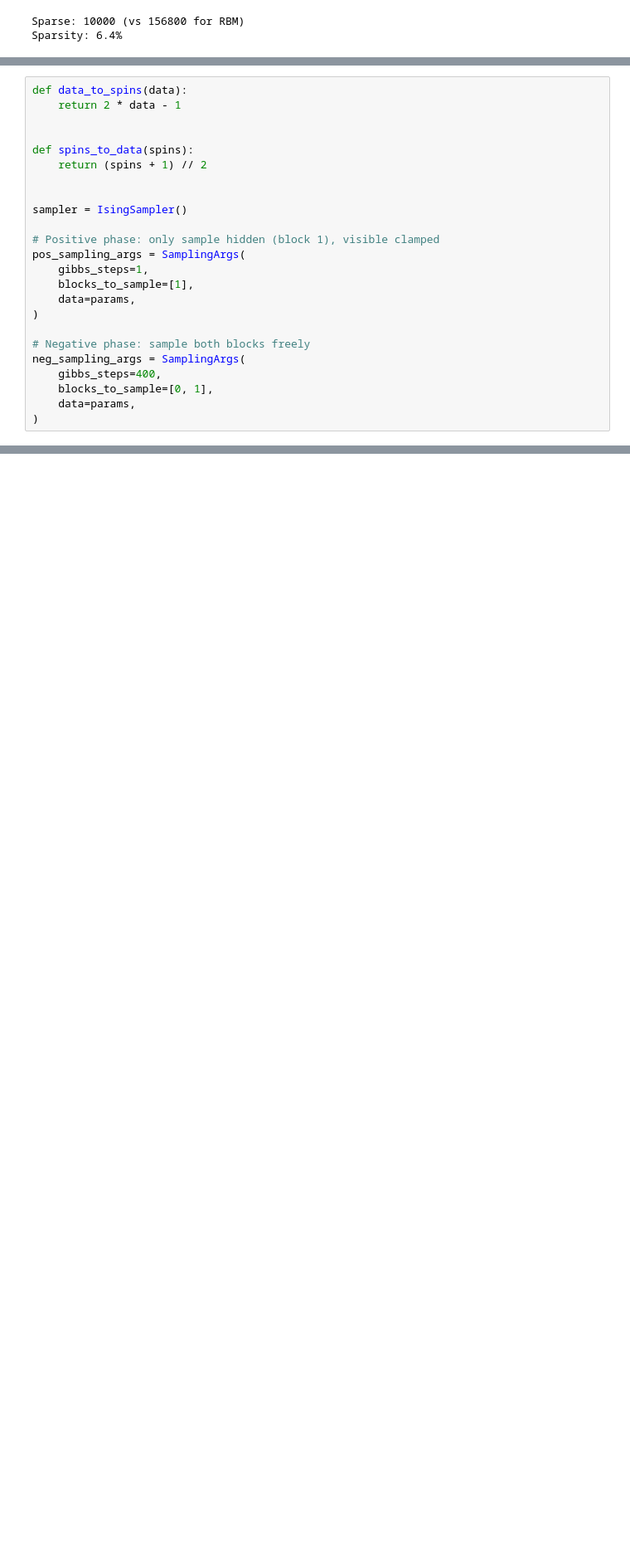
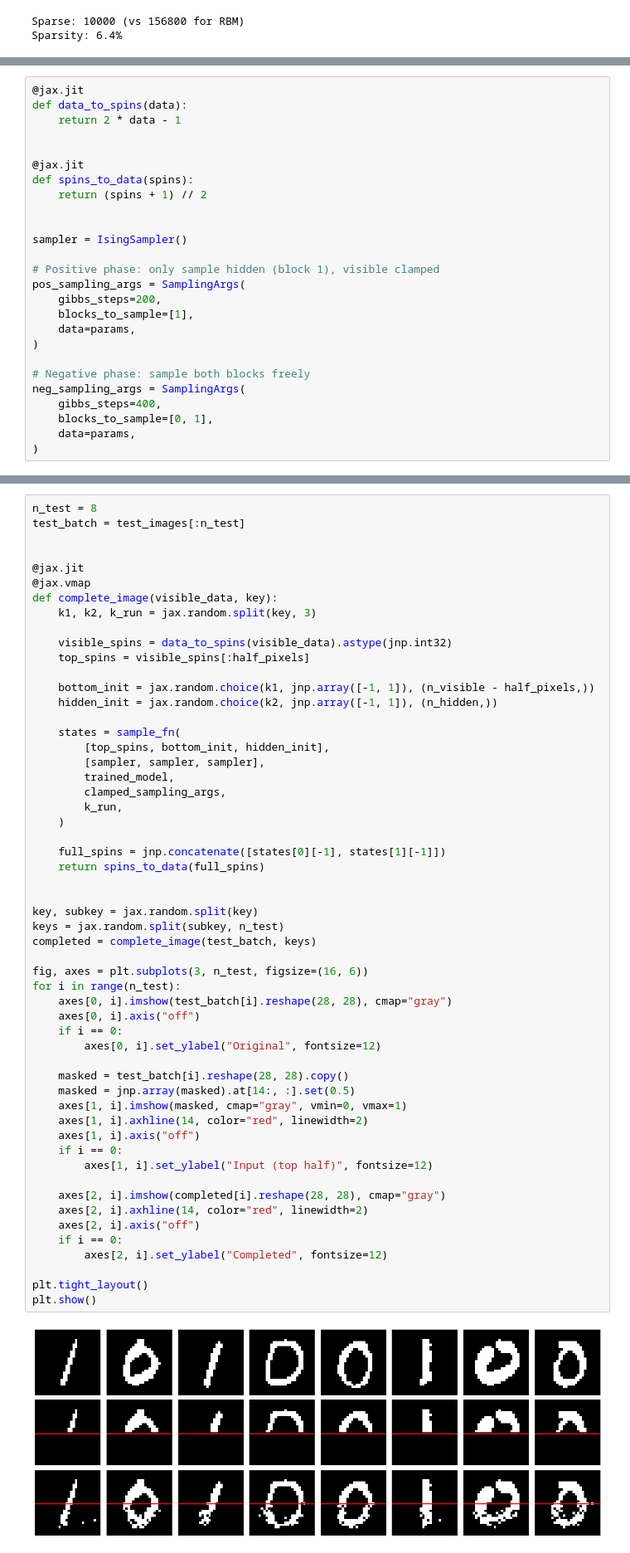
Before and after one commit to lockwo/isax, a Jupyter notebook: examples/05_ising_mnist.ipynb, the cells around one changed output, grey strips where cells are left out. Shown at 83% size. Drawn from its saved outputs; the diff is of its cells as text; blank space fills up the shorter version.

```diff
--- a/examples/05_ising_mnist.ipynb
+++ b/examples/05_ising_mnist.ipynb
@@ -98,10 +98,12 @@ init_biases = jnp.concatenate([visible_biases, hidden_biases])
 
 model = IsingModel(weights=init_weights, biases=init_biases)
 # %%
+@jax.jit
 def data_to_spins(data):
     return 2 * data - 1
 
 
+@jax.jit
 def spins_to_data(spins):
     return (spins + 1) // 2
 
@@ -110,7 +112,7 @@ sampler = IsingSampler()
 
 # Positive phase: only sample hidden (block 1), visible clamped
 pos_sampling_args = SamplingArgs(
-    gibbs_steps=1,
+    gibbs_steps=200,
     blocks_to_sample=[1],
     data=params,
 )
@@ -364,3 +297,60 @@ print(f"Reconstruction error: {recon_error:.4f}")
+# %%
+n_test = 8
+test_batch = test_images[:n_test]
+
+
+@jax.jit
+@jax.vmap
+def complete_image(visible_data, key):
+    k1, k2, k_run = jax.random.split(key, 3)
+
+    visible_spins = data_to_spins(visible_data).astype(jnp.int32)
+    top_spins = visible_spins[:half_pixels]
+
+    bottom_init = jax.random.choice(k1, jnp.array([-1, 1]), (n_visible - half_pixels,))
+    hidden_init = jax.random.choice(k2, jnp.array([-1, 1]), (n_hidden,))
+
+    states = sample_fn(
+        [top_spins, bottom_init, hidden_init],
+        [sampler, sampler, sampler],
+        trained_model,
+        clamped_sampling_args,
+        k_run,
+    )
+
+    full_spins = jnp.concatenate([states[0][-1], states[1][-1]])
+    return spins_to_data(full_spins)
+
+
+key, subkey = jax.random.split(key)
+keys = jax.random.split(subkey, n_test)
+completed = complete_image(test_batch, keys)
+
+fig, axes = plt.subplots(3, n_test, figsize=(16, 6))
+for i in range(n_test):
+    axes[0, i].imshow(test_batch[i].reshape(28, 28), cmap="gray")
+    axes[0, i].axis("off")
+    if i == 0:
+        axes[0, i].set_ylabel("Original", fontsize=12)
+
+    masked = test_batch[i].reshape(28, 28).copy()
+    masked = jnp.array(masked).at[14:, :].set(0.5)
+    axes[1, i].imshow(masked, cmap="gray", vmin=0, vmax=1)
+    axes[1, i].axhline(14, color="red", linewidth=2)
+    axes[1, i].axis("off")
+    if i == 0:
+        axes[1, i].set_ylabel("Input (top half)", fontsize=12)
+
+    axes[2, i].imshow(completed[i].reshape(28, 28), cmap="gray")
+    axes[2, i].axhline(14, color="red", linewidth=2)
+    axes[2, i].axis("off")
+    if i == 0:
+        axes[2, i].set_ylabel("Completed", fontsize=12)
+
+plt.tight_layout()
+plt.show()
+# %% [output]
+[figure, added]
 # %%
 @jax.jit
 @jax.vmap
```
Also changed, not shown: parts of 9 cells of this notebook.
